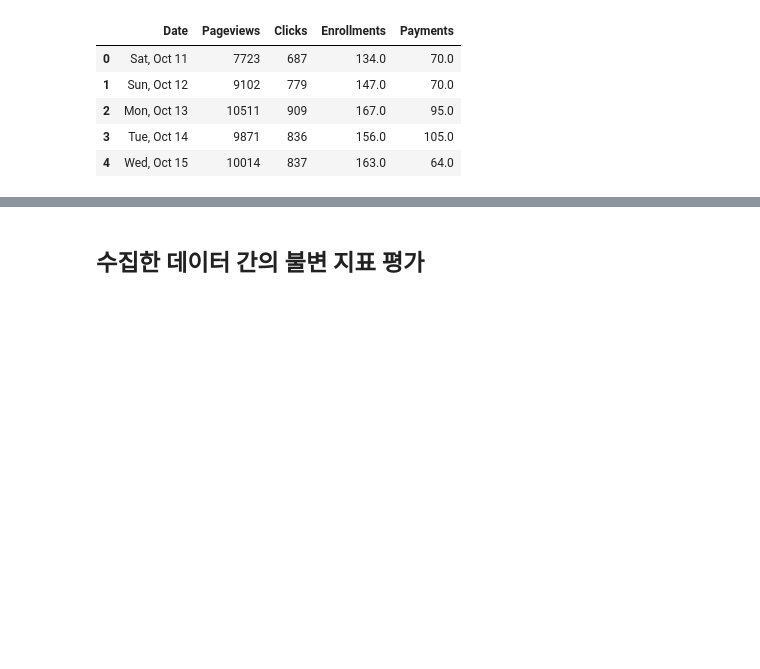
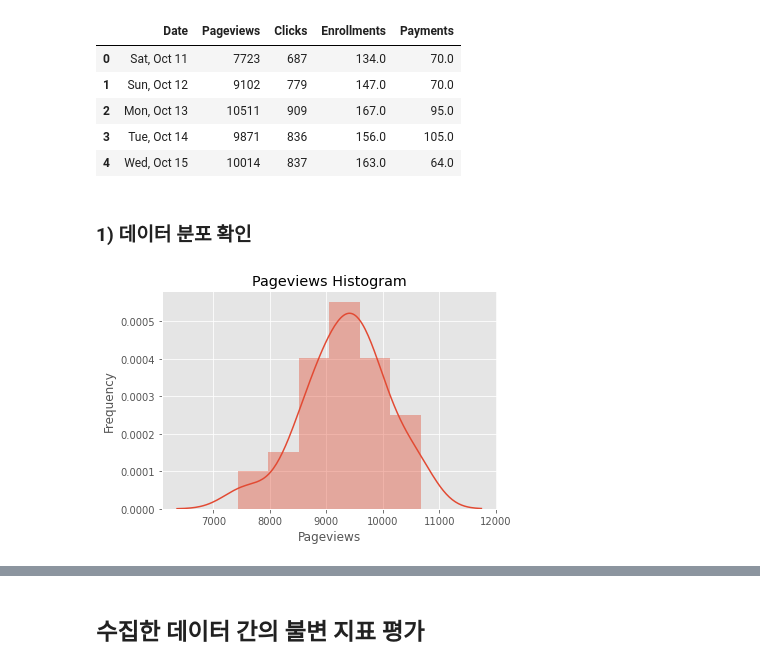
Before and after one commit to GGpark1/A-B-testing, a Jupyter notebook: A_B_test_project.ipynb, the cells around one changed output, grey strips where cells are left out. Saved outputs shown, nothing was run; the diff lists cells and outputs as text; code cells hidden in the pictures; blank space fills up the shorter version.

```diff
--- a/A_B_test_project.ipynb
+++ b/A_B_test_project.ipynb
@@ -236,3 +238,16 @@ control.head()
 | 2 | Mon, Oct 13 | 10511 | 909 | 167.0 | 95.0 |
 | 3 | Tue, Oct 14 | 9871 | 836 | 156.0 | 105.0 |
 | 4 | Wed, Oct 15 | 10014 | 837 | 163.0 | 64.0 |
+# %% [markdown]
+### 1) 데이터 분포 확인
+# %%
+def print_dist(group, feature):
+    ax = plt.subplots()
+    ax = sns.distplot(group[feature])
+    ax.set_title(f"{feature} Histogram")
+    ax.set_xlabel(feature)
+    ax.set_ylabel('Frequency')
+
+print_dist(control, 'Pageviews')
+# %% [output]
+[figure, added]
```
Also changed, not shown: parts of 26 cells of this notebook, 1 other file.
